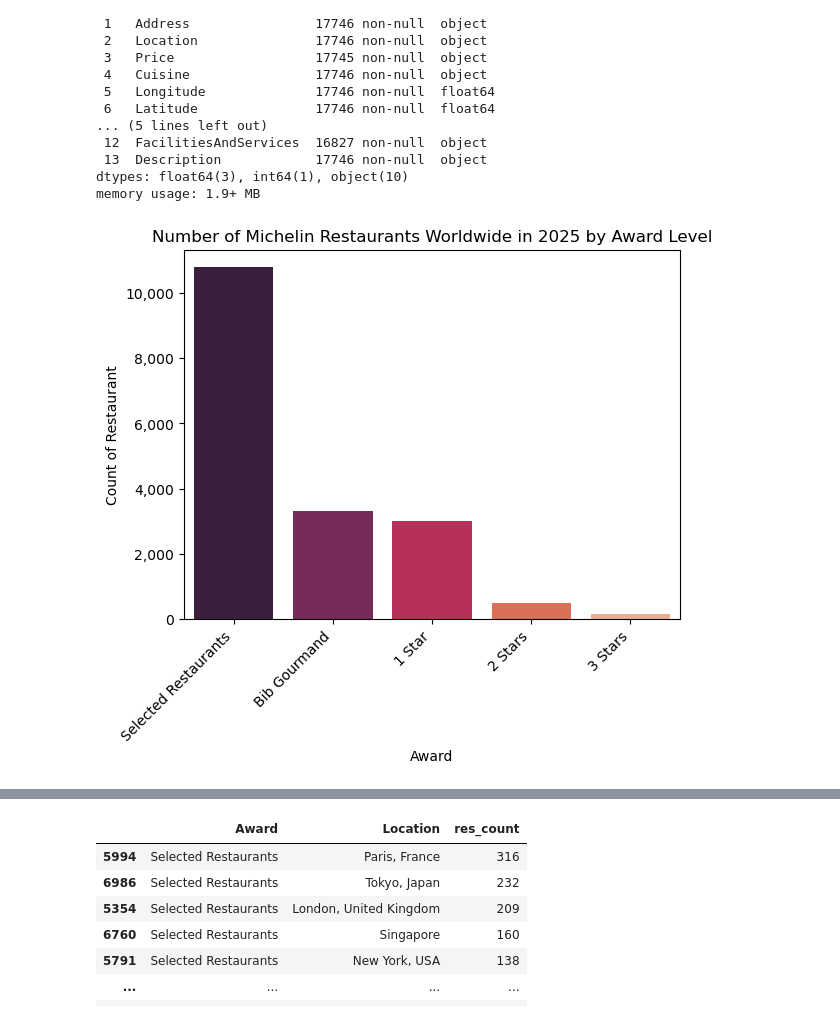
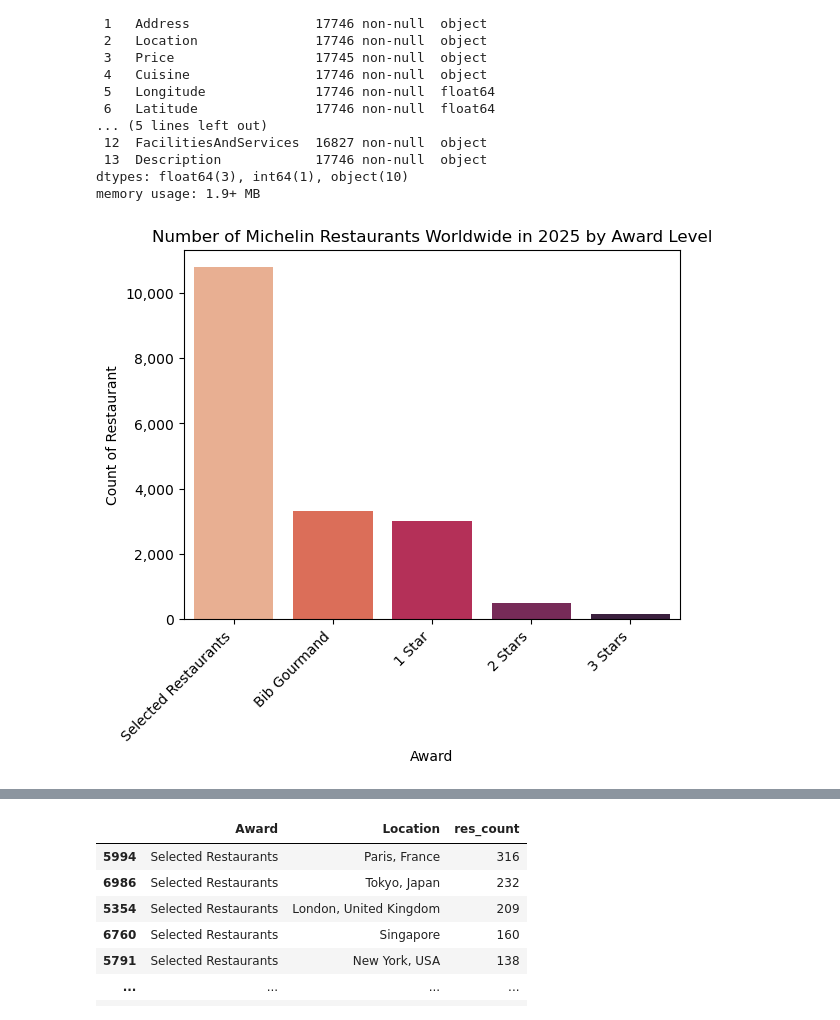
Before and after one commit to leungbonia/Python_Data_Projects, a Jupyter notebook: Own_Projects/Project_2_Michelin_Analysis/2_Michelin_analysis.ipynb, the cells around one changed output, grey strips where cells are left out. Saved outputs shown, nothing was run; the diff lists cells and outputs as text; code cells hidden in the pictures.

```diff
--- a/Own_Projects/Project_2_Michelin_Analysis/2_Michelin_analysis.ipynb
+++ b/Own_Projects/Project_2_Michelin_Analysis/2_Michelin_analysis.ipynb
@@ -37,20 +37,20 @@ memory usage: 1.9+ MB
 # %%
 #number of awards given to restaurants
 
 award = df.groupby('Award').size().sort_values(ascending=False).reset_index(name = 'Count')
 
 award
 
-sns.barplot(data= award, x = 'Award', y = 'Count', hue = 'Award', palette = 'rocket')
+sns.barplot(data= award, x = 'Award', y = 'Count', hue = 'Award', palette = 'rocket_r')
 plt.xlabel('Award')
 plt.xticks(rotation = 45, ha = 'right')
 plt.ylabel('Count of Restaurant')
 plt.title('Number of Michelin Restaurants Worldwide in 2025 by Award Level')
 import matplotlib as mpl
 plt.gca().yaxis.set_major_formatter(mpl.ticker.StrMethodFormatter('{x:,.0f}'))
 plt.show()
 # %% [output]
-[figure, old version]
+[figure, new version]
 # %%
 #City with the most Michelin Restaurants
 
```
Also changed, not shown: parts of 11 cells of this notebook, 16 other files.
